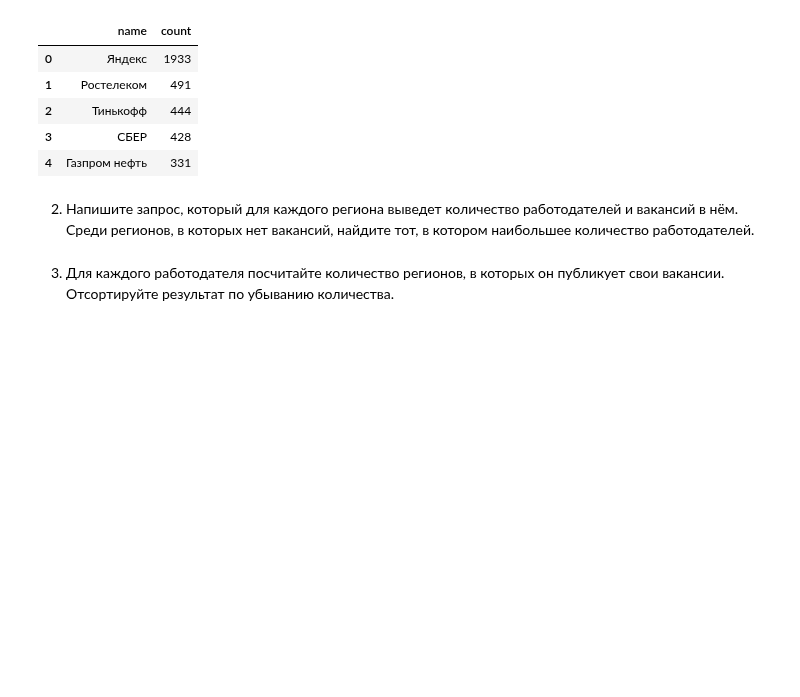
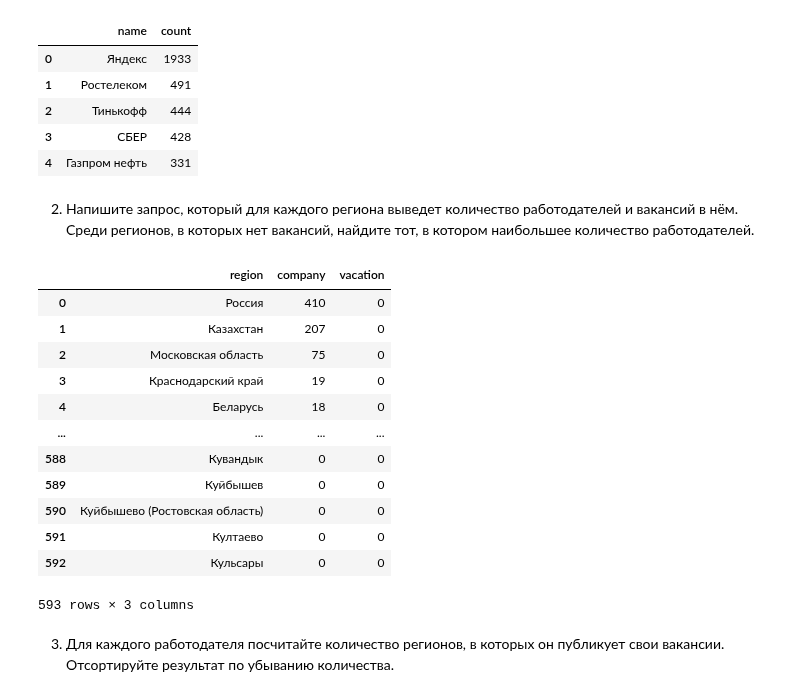
Before and after one commit to BubbleGama4ok/test, a Jupyter notebook: project_2/Project_2_Ноутбук_шаблон.ipynb, the cells around one changed output. Saved outputs shown, nothing was run; the diff lists cells and outputs as text; code cells hidden in the pictures; blank space fills up the shorter version.

```diff
--- a/project_2/Project_2_Ноутбук_шаблон.ipynb
+++ b/project_2/Project_2_Ноутбук_шаблон.ipynb
@@ -242,15 +252,31 @@ select a.name area, count(DISTINCT v.id) vacation, count(distinct e.id) company
 # %%
 q52 = f'''select
     a.name region,
     count(distinct(e.id)) company,
     count(distinct(v.id)) vacation
     from areas a
     left join vacancies v on a.id=v.area_id
     left join EMPLOYERS e on a.id=e.area
+    where v.area_id is null
     group by 1
+    order by 2 desc
 '''
 df52 = pd.read_sql_query(q52, connection)
 df52
+# %% [output]
+|  | region | company | vacation |
+| 0 | Россия | 410 | 0 |
+| 1 | Казахстан | 207 | 0 |
+| 2 | Московская область | 75 | 0 |
+| 3 | Краснодарский край | 19 | 0 |
+| 4 | Беларусь | 18 | 0 |
+| ... | ... | ... | ... |
+| 588 | Кувандык | 0 | 0 |
+| 589 | Куйбышев | 0 | 0 |
+| 590 | Куйбышево (Ростовская область) | 0 | 0 |
+| 591 | Култаево | 0 | 0 |
+| 592 | Кульсары | 0 | 0 |
+593 rows × 3 columns
 # %%
 # результат запроса
 # %% [markdown]
```
Also changed, not shown: parts of 7 cells of this notebook, 1 other file.
